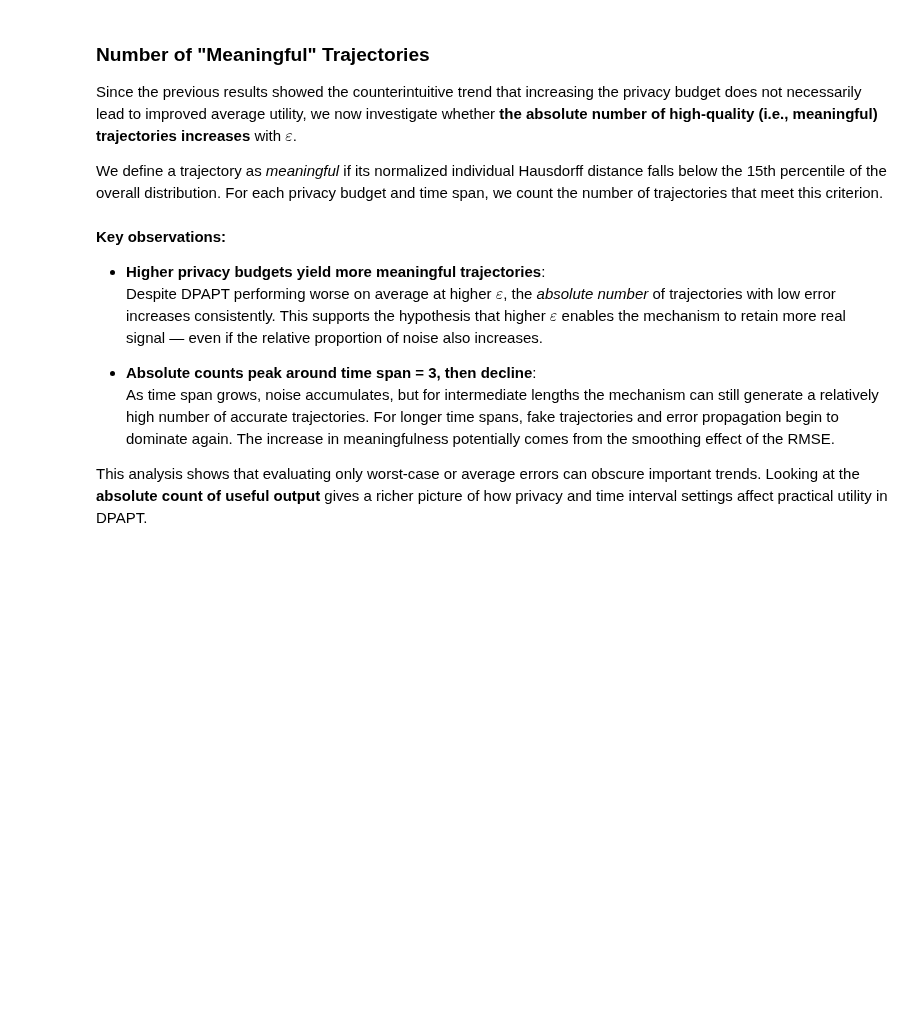
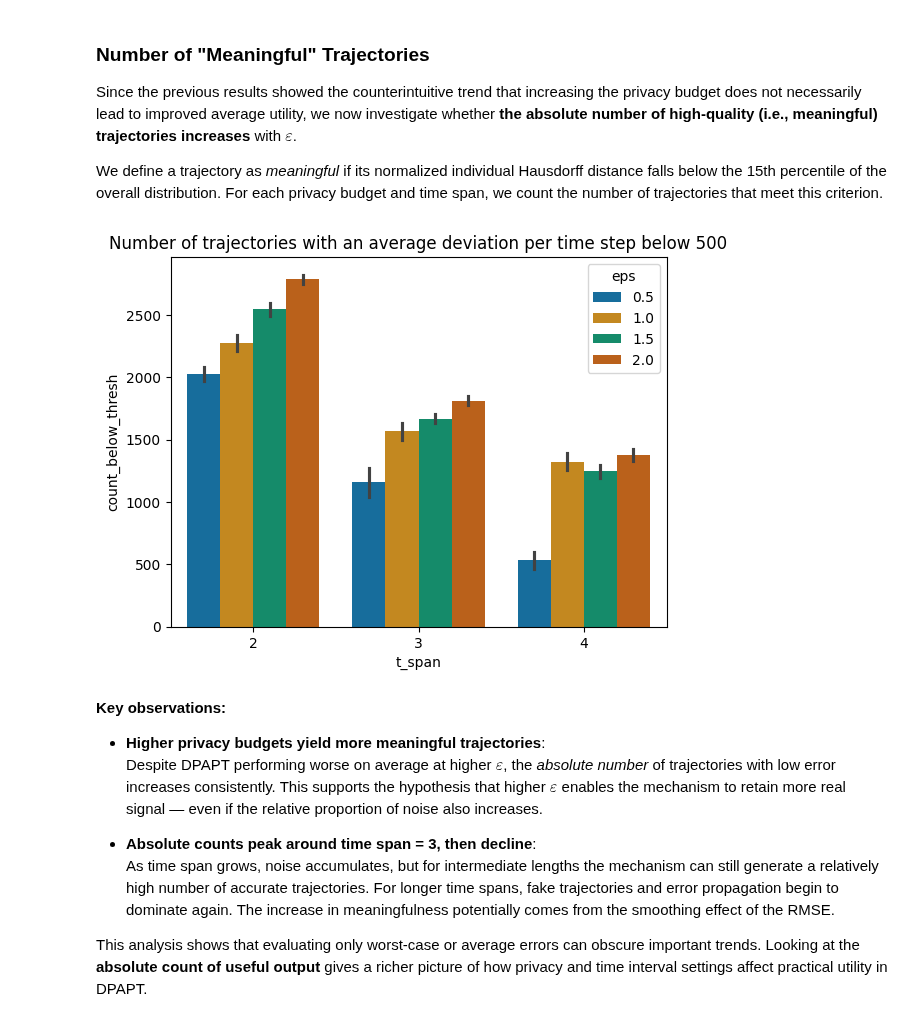
Before and after one commit to lorenzHeinrich/dp-trajectory-publication, a Jupyter notebook: notebooks/evaulation.ipynb, the cells around one changed output. Cells and saved outputs as stored; diff of their text form; code cells hidden in the pictures; blank space fills up the shorter version.

```diff
--- a/notebooks/evaulation.ipynb
+++ b/notebooks/evaulation.ipynb
@@ -306,30 +218,24 @@ Since the previous results showed the counterintuitive trend that increasing the
 
 We define a trajectory as *meaningful* if its normalized individual Hausdorff distance falls below the 15th percentile of the overall distribution. For each privacy budget and time span, we count the number of trajectories that meet this criterion.
 # %%
-basic_indiv_hd_pp_center = filter_df(indiv_hd, {**pp_center})
-distance_thresh = basic_indiv_hd_pp_center["indiv_hd_norm"].quantile(0.15)
+distance_thresh = 500
 
 meaningful_counts = (
-    basic_indiv_hd_pp_center
+    basic_indiv_hd
     .groupby(["run", "t_span", "eps"], group_keys=False)
     .apply(lambda df: (df["indiv_hd_norm"] < distance_thresh).mul(df["count"]).sum())
     .reset_index(name="count_below_thresh")
 )
-lineplot(
+sns.barplot(
     data=meaningful_counts,
-    x_col="t_span",
-    y_col="count_below_thresh",
-    estimator="mean",
-    hue_col="eps",
-    title=f"Counts of Individual Hausdorff Distances below {distance_thresh:.2f} for different privacy budgets",
-    xlabel="Time Span",
-    x_ticks=meaningful_counts["t_span"].unique(),
-    ylabel="Count of Distances below Threshold",
-    legend_title="Epsilon",
-    ax=plt.gca(),
-    out_file="basic_indiv_hd_pp_center_count"
-)
+    x="t_span",
+    y="count_below_thresh",
+    hue="eps",
+    palette="colorblind",
+).set_title("Number of trajectories with an average deviation per time step below 500")
 plt.show()
+# %% [output]
+[figure, added]
 # %% [markdown]
 **Key observations:**
 
```
Also changed, not shown: parts of 36 cells of this notebook, 3 other files.
